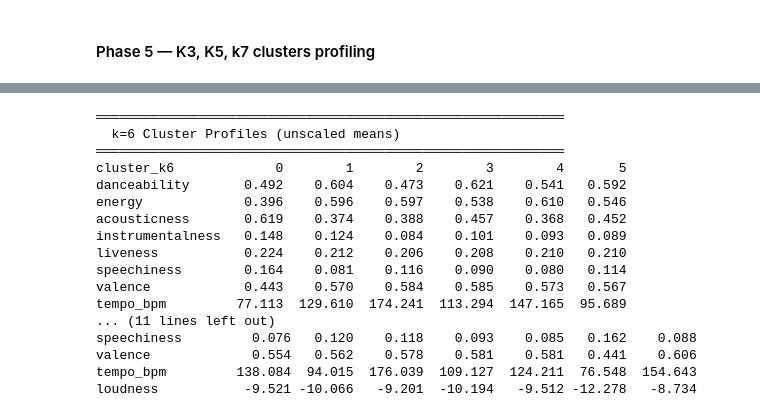
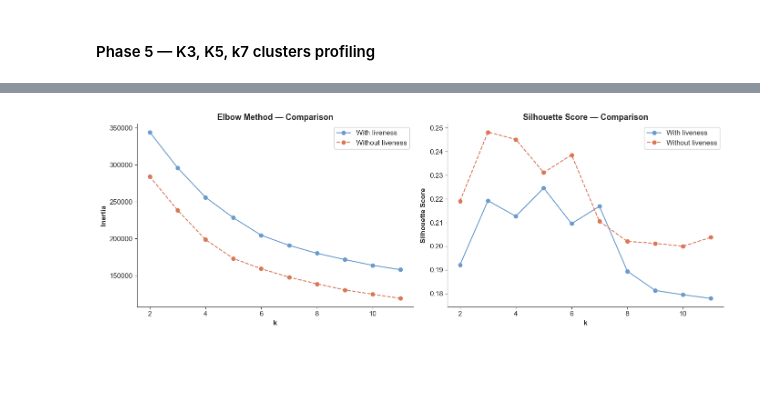
Before and after one commit to manuelcernigoj-lab/spoti-century, a Jupyter notebook: notebooks/01_tracks_elt.ipynb, the cells around one changed output, grey strips where cells are left out. Saved outputs shown, nothing was run; the diff lists cells and outputs as text; code cells hidden in the pictures; blank space fills up the shorter version.

```diff
--- a/notebooks/01_tracks_elt.ipynb
+++ b/notebooks/01_tracks_elt.ipynb
@@ -1454,33 +1613,29 @@ profile_cols = [
-# %%
-# ── Cluster profiling on unscaled means ───────────────────────────────────────
-for k, col in [(6, 'cluster_k6'), (7, 'cluster_k7')]:
-    print(f"\n{'═'*60}")
-    print(f"  k={k} Cluster Profiles (unscaled means)")
-    print(f"{'═'*60}")
-
-    profile = (
-        clustering_sample
-        .groupby(col)[profile_cols]
-        .mean()
-        .round(3)
-    )
-
-    print(profile.T)
-# %% [output]
-════════════════════════════════════════════════════════════
-  k=6 Cluster Profiles (unscaled means)
-════════════════════════════════════════════════════════════
-cluster_k6             0        1        2        3        4       5
-danceability       0.492    0.604    0.473    0.621    0.541   0.592
-energy             0.396    0.596    0.597    0.538    0.610   0.546
-acousticness       0.619    0.374    0.388    0.457    0.368   0.452
-instrumentalness   0.148    0.124    0.084    0.101    0.093   0.089
-liveness           0.224    0.212    0.206    0.208    0.210   0.210
-speechiness        0.164    0.081    0.116    0.090    0.080   0.114
-valence            0.443    0.570    0.584    0.585    0.573   0.567
-tempo_bpm         77.113  129.610  174.241  113.294  147.165  95.689
-... (11 lines left out)
-speechiness         0.076   0.120    0.118    0.093    0.085   0.162    0.088
-valence             0.554   0.562    0.578    0.581    0.581   0.441    0.606
-tempo_bpm         138.084  94.015  176.039  109.127  124.211  76.548  154.643
-loudness           -9.521 -10.066   -9.201  -10.194   -9.512 -12.278   -8.734
+# %%
+# -- [STEP 4] - Compare elbow and silhouette: original vs ablation --
+
+fig, axes = plt.subplots(1, 2, figsize=(14, 5))
+
+# Inertia comparison
+axes[0].plot(k_range, inertia,
+             marker='o', color='#6a9bcc', label='With liveness')
+axes[0].plot(k_range, inertia_nolive,
+             marker='o', color='#d97757', linestyle='--', label='Without liveness')
+axes[0].set_title('Elbow Method — Comparison')
+axes[0].set_xlabel('k')
+axes[0].set_ylabel('Inertia')
+axes[0].legend()
+
+# Silhouette comparison
+axes[1].plot(k_range, silhouette,
+             marker='o', color='#6a9bcc', label='With liveness')
+axes[1].plot(k_range, silhouette_nolive,
+             marker='o', color='#d97757', linestyle='--', label='Without liveness')
+axes[1].set_title('Silhouette Score — Comparison')
+axes[1].set_xlabel('k')
+axes[1].set_ylabel('Silhouette Score')
+axes[1].legend()
+
+plt.tight_layout()
+plt.show()
+# %% [output]
+[figure, added]
```
Also changed, not shown: parts of 10 cells of this notebook.
